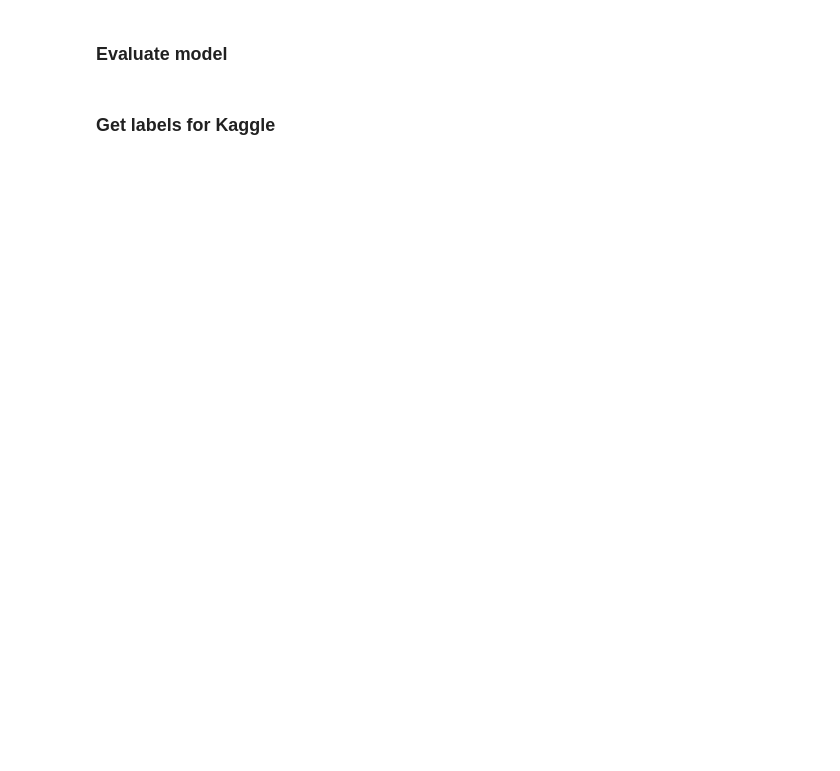
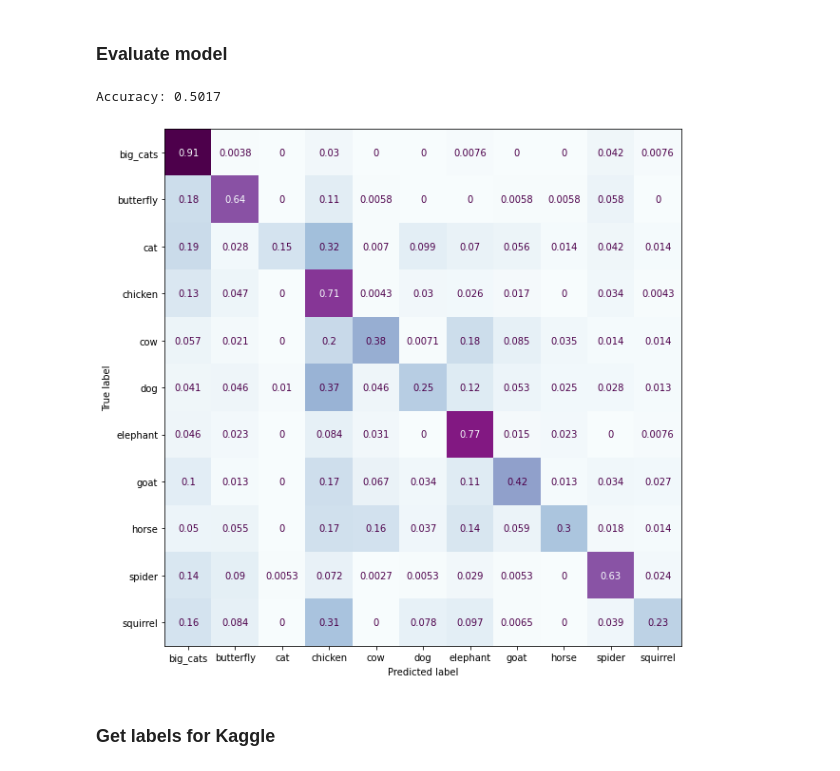
Before and after one commit to guillaume-jones/INF8245E, a Jupyter notebook: Kaggle/model4_custom_resnet.ipynb, the cells around one changed output. Drawn from its saved outputs; the diff is of its cells as text; code cells hidden in the pictures; blank space fills up the shorter version.

Commit message:
Train new resnet models, poor accuracy

```diff
--- a/Kaggle/model4_custom_resnet.ipynb
+++ b/Kaggle/model4_custom_resnet.ipynb
@@ -23,6 +23,6 @@ type_of_model = 'model4'
 # %%
 class ResNet(kt.HyperModel):
-    def residual_module(self, input, filters, stride=1, bottleneck=0, l2_reg=0.001, batch_norm=0.99):
+    def residual_module(self, input, filters, stride=1, bottleneck=0, l2_reg=0.0001, batch_norm=0.99):
         # Applies bottleneck if necessary, to reduce dimensions
         if bottleneck > 0:
             conv_0 = layers.Conv2D(
@@ -66,7 +66,7 @@ class ResNet(kt.HyperModel):
         activation = layers.Activation('relu')(addition)
         return activation
 
-    def conv_layer(self, input, filters, kernel, stride, l2_reg=0.001):
+    def conv_layer(self, input, filters, kernel, stride, l2_reg=0.0001):
         return layers.Conv2D(
             filters, kernel_size=(kernel,kernel), strides=(stride,stride),
             padding='same', activation='relu',
@@ -80,12 +80,18 @@ class ResNet(kt.HyperModel):
         return layers.Dropout(dropout)(dense)
 
     def build(self, hyperparameters):
-        if hyperparameters is not None:
-            dense_l2_reg = hyperparameters.Float('dense_l2_reg', 0, 0.01, sampling='log')
+        # Tunable hyperparameters
+        if hyperparameters is not None: # CHANGE TO Float
+            spatial_dropout = hyperparameters.Float('spatial_dropout', 0.0, 0.6, step=0.1)
+            dense_l2_reg = hyperparameters.Choice('dense_l2_reg', 0.001, 0.1, step=0.001, sampling='log')
         else:
+            spatial_dropout = 0.3 # Not in original paper
             dense_l2_reg = 0.01
+
         # Fixed hyperparameters
-        dense_dropout = 0.7
+        dense_dropout = 0.7 # Not in original paper
+        conv_dropout = 0.3 # Not in original paper
+        learning_rate = 0.0001
 
         input_layer = layers.Input(shape=(96, 96, 1))
 
@@ -94,28 +100,30 @@ class ResNet(kt.HyperModel):
 
         # ResNet, conv2
         output = self.residual_module(output, 64)
+        output = layers.SpatialDropout2D(spatial_dropout)(output)
         output = self.residual_module(output, 64)
 
         # ResNet, conv3
         output = self.residual_module(output, 128, 2)
+        output = layers.SpatialDropout2D(spatial_dropout)(output)
         output = self.residual_module(output, 128)
 
         # ResNet, conv4
         output = self.residual_module(output, 256, 2)
+        output = layers.Dropout(conv_dropout)(output)
         output = self.residual_module(output, 256)
 
         # ResNet, conv5
         output = self.residual_module(output, 512, 2)
+        output = layers.Dropout(conv_dropout)(output)
         output = self.residual_module(output, 512)
 
         # Final output
         output = layers.GlobalAveragePooling2D()(output)
-        output = layers.Dropout(dense_dropout / 2)(output) # Not in original paper
+        output = layers.Dropout(dense_dropout)(output)
         output = layers.Dense(
-            128, kernel_regularizer=keras.regularizers.l2(dense_l2_reg))(output)
-        output = layers.Dropout(dense_dropout)(output) # Not in original paper
-        output = layers.Dense(
-            11, kernel_regularizer=keras.regularizers.l2(dense_l2_reg))(output)
+            11, kernel_regularizer=keras.regularizers.l2(dense_l2_reg),
+            bias_regularizer=keras.regularizers.l2(dense_l2_reg))(output)
 
         model = keras.models.Model(inputs=input_layer, outputs=output)
 
@@ -164,10 +190,14 @@ best_model.save(f'models/{type_of_model}/{tuner_filepath}/saved_model')
 # %%
 # Load existing model if wanted, otherwise create new
-use_existing_model = False
-model_name = 'resnet_1'
+use_existing_model = True
+model_name = 'resnet_0'
 if use_existing_model:
     print("Loading existing model")
     model = keras.models.load_model(f'models/{type_of_model}/{model_name}')
+    model.compile(
+            optimizer=keras.optimizers.Nadam(0.00001),
+            loss=keras.losses.SparseCategoricalCrossentropy(from_logits=True),
+            metrics=['accuracy'])
 else:
     print("Creating new model")
     model = ResNet().build(None)
@@ -179,7 +209,7 @@ callbacks = [
 # Fit model (can continue from loaded weights)
 history = model.fit(
     train_dataset_augmented,
-    validation_data=test_dataset.batch(128).cache(),
+    validation_data=valid_dataset.batch(128).cache(),
     epochs=100, steps_per_epoch=epoch_length,
     callbacks=callbacks, verbose=1)
 # %%
@@ -192,12 +226,15 @@ kaggle.plot_model_history(history, ['accuracy', 'loss', 'val_accuracy', 'val_los
 # %%
 model_to_evaluate = model_name # Can be changed to evaluate older models
 model = keras.models.load_model(f'models/model4/{model_to_evaluate}')
 
-test_pred_raw = model.predict(test_dataset.batch(128))
+test_pred_raw = model.predict(valid_dataset.batch(128))
 test_pred = np.argmax(test_pred_raw, axis=1)
 
-kaggle.print_accuracy(test_labels, test_pred)
-kaggle.plot_confusion_matrix(test_labels, test_pred)
+kaggle.print_accuracy(valid_labels, test_pred)
+kaggle.plot_confusion_matrix(valid_labels, test_pred)
+# %% [output]
+Accuracy: 0.5017
+[figure, added]
 # %% [markdown]
 ### Get labels for Kaggle
 # %%
```
Also changed, not shown: parts of 5 cells of this notebook, 10 other files.
